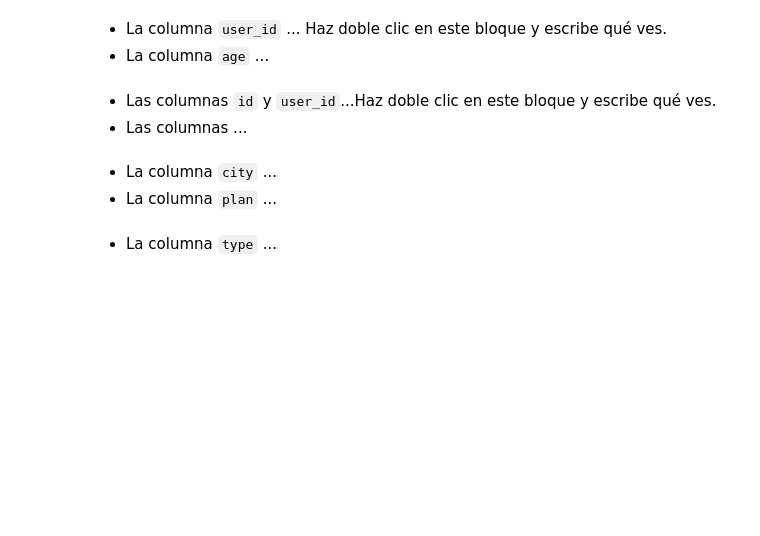
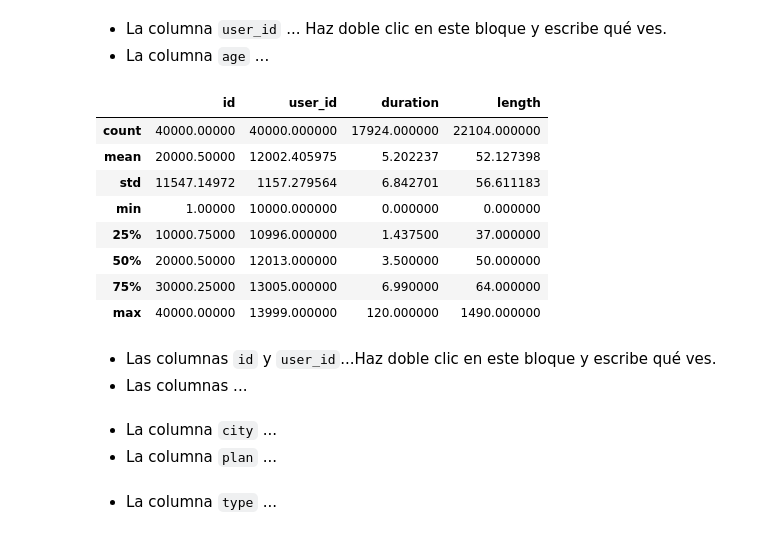
Before and after one commit to addath/ConnectaTel, a Jupyter notebook: S7_Version_Estudiante_Project_ConnectaTel.ipynb, the cells around one changed output. Cells and saved outputs as stored; diff of their text form; code cells hidden in the pictures; blank space fills up the shorter version.

```diff
--- a/S7_Version_Estudiante_Project_ConnectaTel.ipynb
+++ b/S7_Version_Estudiante_Project_ConnectaTel.ipynb
@@ -234,6 +245,17 @@ El dataset `plans` solamente tiene 2 renglones, por ello no necesita exploració
 - La columna `age` ...
 # %%
 # explorar columnas numéricas de usage
+usage.describe()
+# %% [output]
+|  | id | user_id | duration | length |
+| count | 40000.00000 | 40000.000000 | 17924.000000 | 22104.000000 |
+| mean | 20000.50000 | 12002.405975 | 5.202237 | 52.127398 |
+| std | 11547.14972 | 1157.279564 | 6.842701 | 56.611183 |
+| min | 1.00000 | 10000.000000 | 0.000000 | 0.000000 |
+| 25% | 10000.75000 | 10996.000000 | 1.437500 | 37.000000 |
+| 50% | 20000.50000 | 12013.000000 | 3.500000 | 50.000000 |
+| 75% | 30000.25000 | 13005.000000 | 6.990000 | 64.000000 |
+| max | 40000.00000 | 13999.000000 | 120.000000 | 1490.000000 |
 # %% [markdown]
 - Las columnas `id` y `user_id`...Haz doble clic en este bloque y escribe qué ves.
 - Las columnas ...
```
Also changed, not shown: parts of 1 cell of this notebook.
